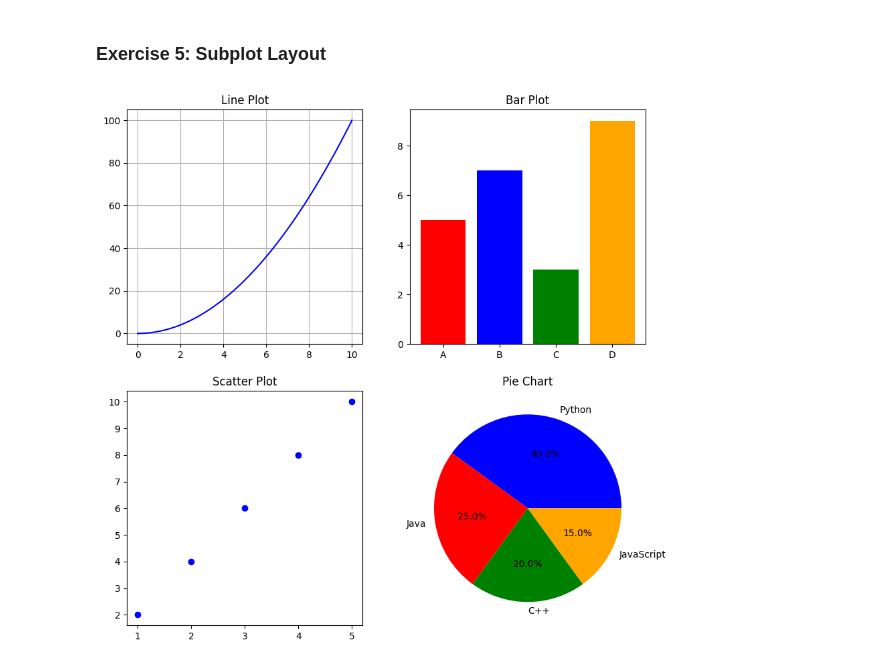
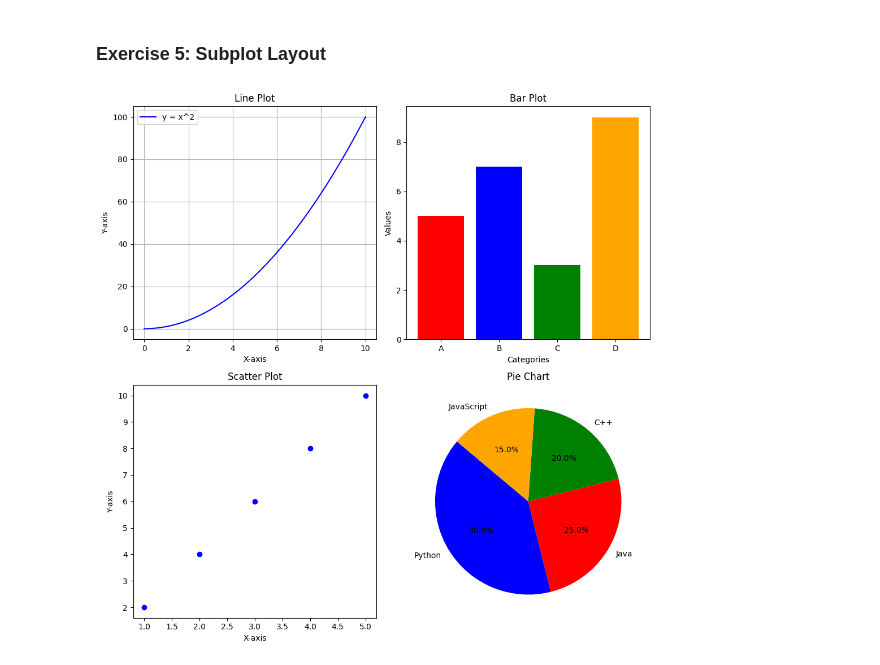
Before and after one commit to rohit8651/python-jupyter-template, a Jupyter notebook: src/5-subplot.ipynb, the cells around one changed output. Cells and saved outputs as stored; diff of their text form; code cells hidden in the pictures.

```diff
--- a/src/5-subplot.ipynb
+++ b/src/5-subplot.ipynb
@@ -6,34 +6,53 @@
 # %%
 import matplotlib.pyplot as plt
 import numpy as np
 
-fig, axs = plt.subplots(2, 2, figsize=(10, 10))
+def create_subplot():
+    try:
+        fig, axs = plt.subplots(2, 2, figsize=(10, 10))
 
-# Line plot
-x = np.linspace(0, 10, 100)
-y = x**2
-axs[0, 0].plot(x, y, label='y = x^2', color='blue')
-axs[0, 0].set_title('Line Plot')
-axs[0, 0].grid(True)
+        # Line plot
+        x = np.linspace(0, 10, 100)
+        y = x**2
+        axs[0, 0].plot(x, y, label='y = x^2', color='blue')
+        axs[0, 0].set_title('Line Plot')
+        axs[0, 0].set_xlabel('X-axis')
+        axs[0, 0].set_ylabel('Y-axis')
+        axs[0, 0].grid(True)
+        axs[0, 0].legend()
 
-# Bar plot
-categories = ['A', 'B', 'C', 'D']
-values = [5, 7, 3, 9]
-axs[0, 1].bar(categories, values, color=['red', 'blue', 'green', 'orange'])
-axs[0, 1].set_title('Bar Plot')
+        # Bar plot
+        categories = ['A', 'B', 'C', 'D']
+        values = [5, 7, 3, 9]
+        axs[0, 1].bar(categories, values, color=['red', 'blue', 'green', 'orange'])
+        axs[0, 1].set_title('Bar Plot')
+        axs[0, 1].set_xlabel('Categories')
+        axs[0, 1].set_ylabel('Values')
 
-# Scatter plot
-x = [1, 2, 3, 4, 5]
-y = [2, 4, 6, 8, 10]
-axs[1, 0].scatter(x, y, color='blue')
-axs[1, 0].set_title('Scatter Plot')
+        # Scatter plot
+        x = [1, 2, 3, 4, 5]
+        y = [2, 4, 6, 8, 10]
+        axs[1, 0].scatter(x, y, color='blue')
+        axs[1, 0].set_title('Scatter Plot')
+        axs[1, 0].set_xlabel('X-axis')
+        axs[1, 0].set_ylabel('Y-axis')
 
-# Pie chart
-labels = ['Python', 'Java', 'C++', 'JavaScript']
-sizes = [40, 25, 20, 15]
-axs[1, 1].pie(sizes, labels=labels, autopct='%1.1f%%', colors=['blue', 'red', 'green', 'orange'])
-axs[1, 1].set_title('Pie Chart')
+        # Pie chart
+        labels = ['Python', 'Java', 'C++', 'JavaScript']
+        sizes = [40, 25, 20, 15]
+        axs[1, 1].pie(sizes, labels=labels, autopct='%1.1f%%', colors=['blue', 'red', 'green', 'orange'], startangle=140)
+        axs[1, 1].set_title('Pie Chart')
 
-plt.show()
+        # Adjust layout for better spacing
+        plt.tight_layout()
+
+        # Display the plot
+        plt.show()
+
+    except Exception as e:
+        print(f"An error occurred: {e}")
+
+# Call the function
+create_subplot()
 # %% [output]
-[figure, old version]
+[figure, new version]
```
Also changed, not shown: 6 other files.
